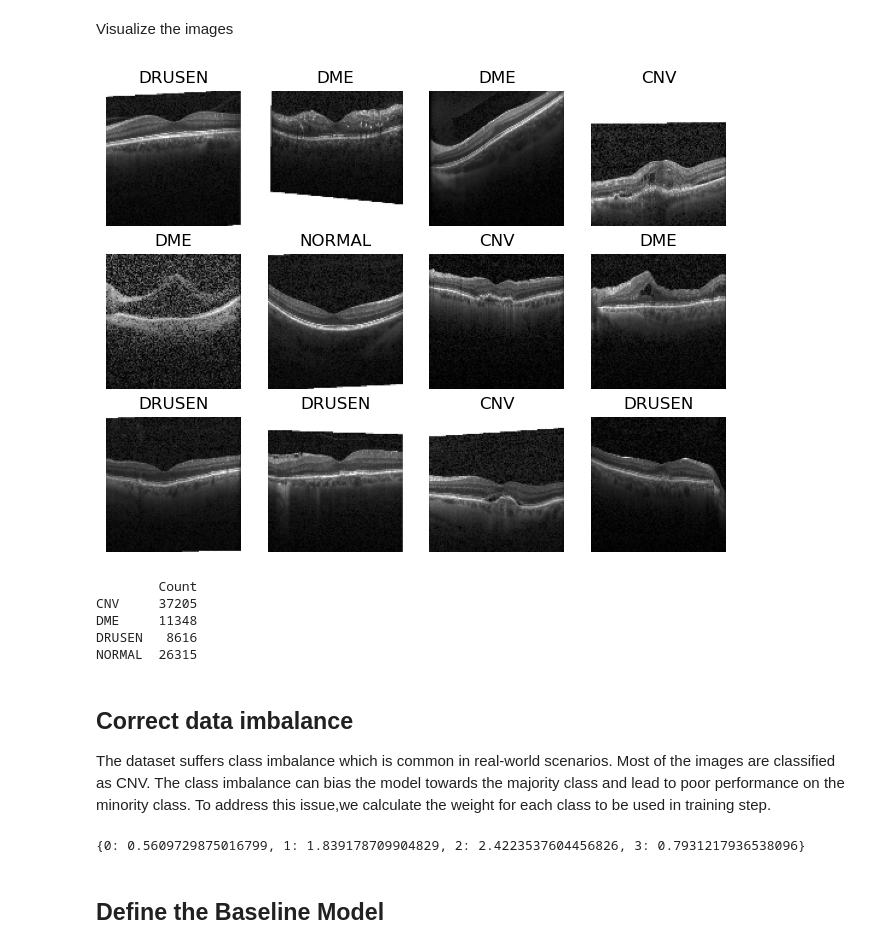
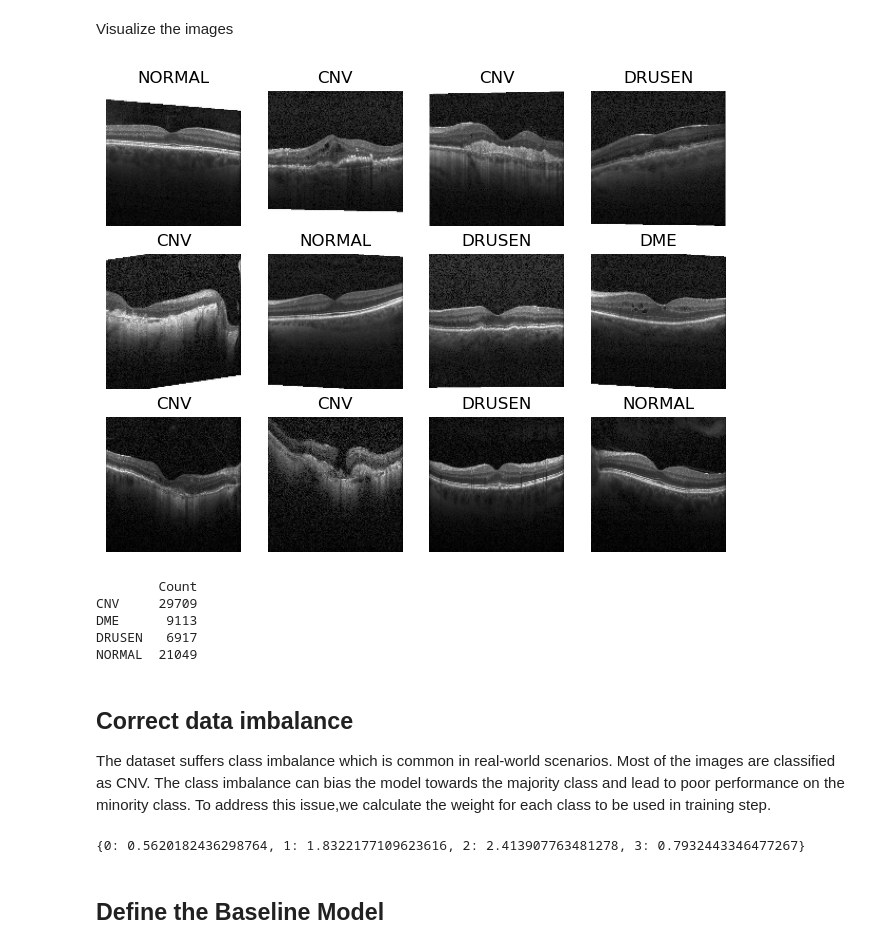
Before and after one commit to kariukihannah/CNN-for-Retinal-OCT-Classification, a Jupyter notebook: cnn-for-retinal-oct-images.ipynb, the cells around one changed output. Cells and saved outputs as stored; diff of their text form; code cells hidden in the pictures.

Commit message:
Kaggle Notebook | CNN for Retinal OCT Images | Version 9

```diff
--- a/cnn-for-retinal-oct-images.ipynb
+++ b/cnn-for-retinal-oct-images.ipynb
@@ -47,25 +45,29 @@ The grayscale images were converted to 'rgb', and resized to 128 by 128 pixels
 train = tf.keras.preprocessing.image_dataset_from_directory(
     train_directory,
     labels='inferred',
-    image_size=(112,112),
+    seed=0,
+    image_size=(128,128),
     batch_size=16,
     color_mode='rgb',
-    validation_split= None,
+    validation_split= 0.2,
+    subset='training'
 )
 
 validation = tf.keras.preprocessing.image_dataset_from_directory(
-    val_directory,
+    train_directory,
     labels='inferred',
-    image_size=(112,112),
+    seed=0,
+    image_size=(128,128),
     batch_size=16,
     color_mode='rgb',
-    validation_split=None,
+    validation_split=0.2,
+    subset='validation'
 )
 
 test = tf.keras.preprocessing.image_dataset_from_directory(
     test_directory,
     labels='inferred',
-    image_size=(112,112),
+    image_size=(128,128),
     batch_size=16,
     color_mode='rgb',
 )
@@ -93,15 +97,15 @@ Visualize the images
 # %%
 # visualize some of the images
 import matplotlib.pyplot as plt
 plt.figure(figsize=(8, 6))
 for images, labels in train.take(1):
     for i in range(12):
         ax = plt.subplot(3, 4, i + 1)
-        plt.imshow(images[i].numpy().astype("uint16"))
+        plt.imshow(images[i].numpy().astype("uint8"))
         plt.title(class_names[labels[i]])
         plt.axis("off")
 # %% [output]
-[figure, old version]
+[figure, new version]
 # %%
 # Determine the distribution of classes
 BATCH_SIZE=16
@@ -126,20 +130,20 @@ train_class_dist = class_distribution(train)
 print(train_class_dist)
 # %% [output]
         Count
-CNV     37205
-DME     11348
-DRUSEN   8616
-NORMAL  26315
+CNV     29709
+DME      9113
+DRUSEN   6917
+NORMAL  21049
 # %% [markdown]
 ## Correct data imbalance
 The dataset suffers class imbalance which is common in real-world scenarios. Most of the images are classified as CNV. The class imbalance can bias the model towards the majority class and lead to poor performance on the minority class. To address this issue,we calculate the weight for each class to be used in training step.
 # %%
 #Calculate class weight
 total = len(train.file_paths)
-count_cnv = 37205
-count_dme = 11348
-count_drusen = 8616
-count_normal = 26315
+count_cnv = 29709
+count_dme = 9113
+count_drusen = 6917
+count_normal = 21049
 cnv_weight = (1/count_cnv) * (total/4)
 dme_weight = (1/count_dme) * (total/4)
 drusen_weight = (1/count_drusen) * (total/4)
@@ -147,7 +151,7 @@ norm_weight = (1/count_normal) * (total/4)
 class_weight = {0 : cnv_weight, 1: dme_weight, 2 : drusen_weight, 3: norm_weight}
 print(class_weight)
 # %% [output]
-{0: 0.5609729875016799, 1: 1.839178709904829, 2: 2.4223537604456826, 3: 0.7931217936538096}
+{0: 0.5620182436298764, 1: 1.8322177109623616, 2: 2.413907763481278, 3: 0.7932443346477267}
 # %%
 # Data Pipeline
 def convert_to_float(image, label):
```
Also changed, not shown: parts of 20 cells of this notebook.
